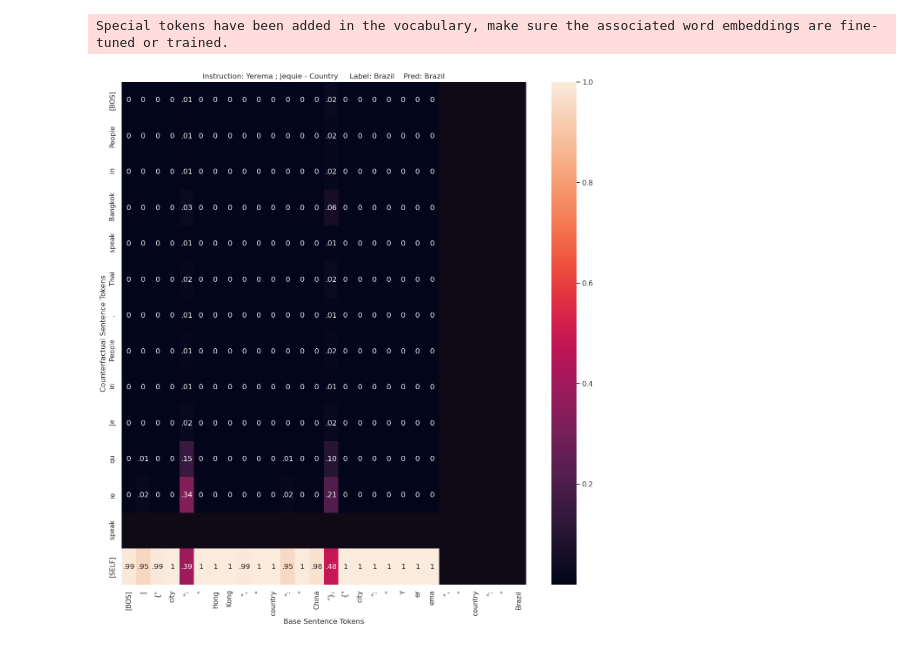
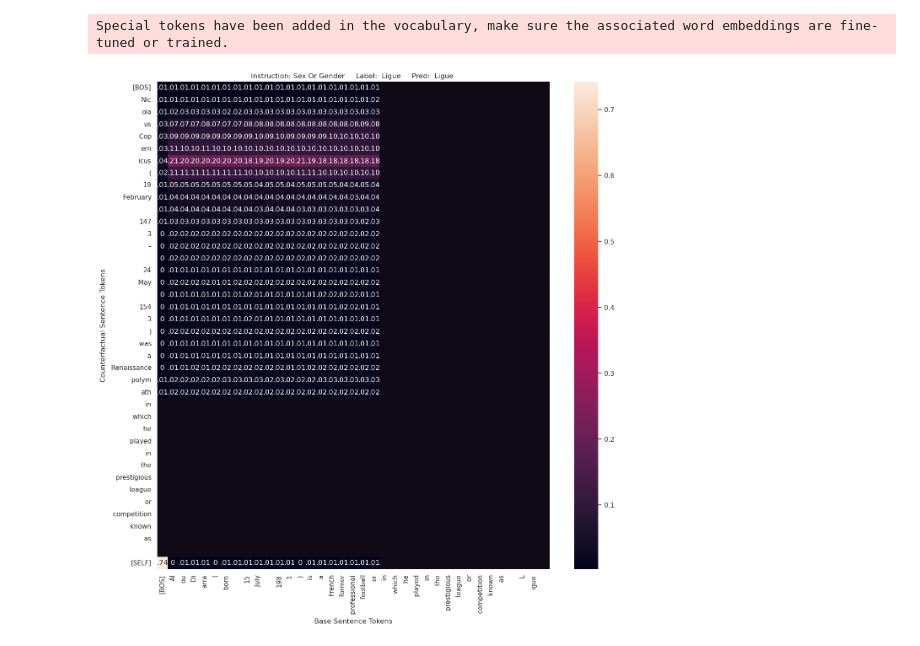
Before and after one commit to jiudingsun01/HyperDAS, a Jupyter notebook: inference.ipynb, the cells around one changed output. Cells and saved outputs as stored; diff of their text form; code cells hidden in the pictures.

Commit message:
test auto ravel on current architecture. Failed

```diff
--- a/inference.ipynb
+++ b/inference.ipynb
@@ -14,8 +14,8 @@ tokenizer.padding_side = "left"
 tokenizer.pad_token = tokenizer.eos_token
 tokenizer.pad_token_id = tokenizer.eos_token_id
 
-train_dataset = load_from_disk("./experiments/RAVEL/data/city_train")
-test_dataset = load_from_disk("./experiments/RAVEL/data/city_test")
+train_dataset = load_from_disk("./auto_ravel/Q5_processed")
+test_dataset = load_from_disk("./experiments/RAVEL/data/nobel_prize_winner_test_2000")
 
 collate_fn = get_ravel_collate_fn(tokenizer, add_space_before_target=True, contain_entity_position=True, source_suffix_visibility=False, base_suffix_visibility=False)
 dataloader = DataLoader(test_dataset, batch_size=16, collate_fn=collate_fn, shuffle=False)
@@ -37,20 +37,19 @@ hypernetwork = RavelInterpretorHypernetwork(
 hypernetwork = hypernetwork.to("cuda")
 # %% [output]
 Special tokens have been added in the vocabulary, make sure the associated word embeddings are fine-tuned or trained.
-# %%
-hypernetwork = hypernetwork.to("cuda")
-hypernetwork.load_model("/scr-ssd/sjd24/city_threshold_sparsity/final_model")
+# %%
+hypernetwork.load_model("/nlp/scr/sjd24/auto_ravel/model_epoch_2_step_598")
 # %%
 # hypernetwork.interpretor.bidding_threshold = 0.2
 import seaborn as sns
 
 fig, ax = hypernetwork.plot_heatmap(
-    dataloader,
-    idxs=9,
+    train_dataloader,
+    idxs=19,
     inference_mode=None,
     annot=True, batch_size=16,
     indicate_masked_tokens=True,
     digits=2,
 )
 # %% [output]
-[figure, old version]
+[figure, new version]
```
Also changed, not shown: 5 other files.
